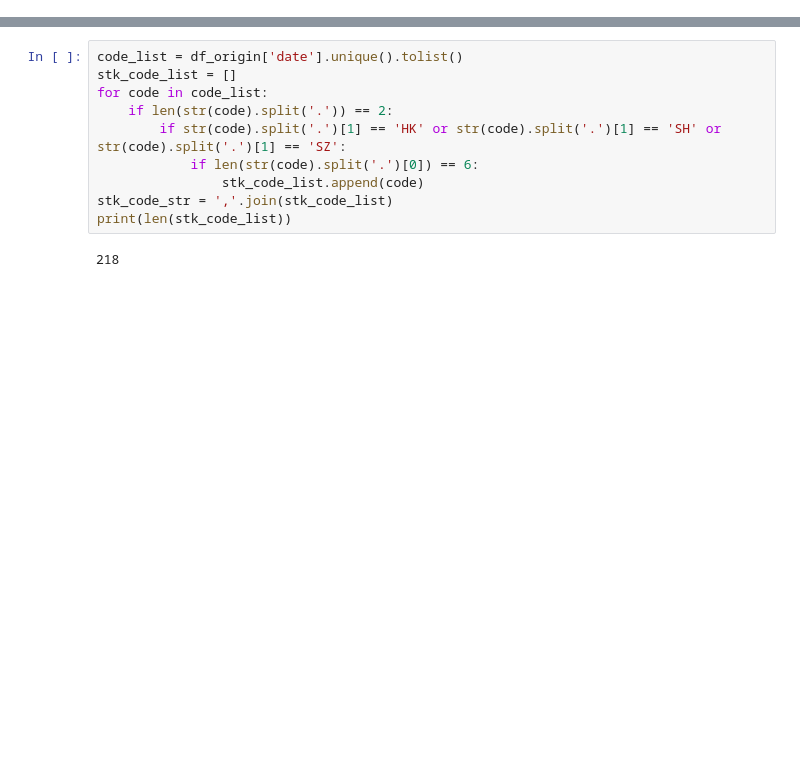
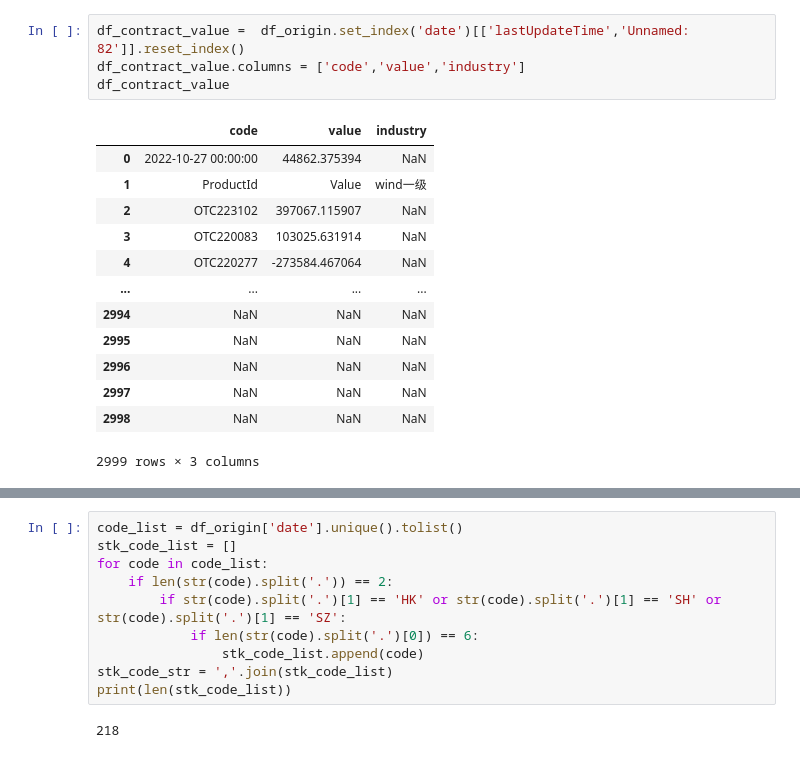
Before and after one commit to PXY11/trading-optimize, a Jupyter notebook: arb.ipynb, the cells around one changed output, grey strips where cells are left out. Cells and saved outputs as stored; diff of their text form; blank space fills up the shorter version.

```diff
--- a/arb.ipynb
+++ b/arb.ipynb
@@ -4,0 +22,18 @@ df_origin = pd.read_excel('stocks.xlsx')
+# %%
+df_contract_value =  df_origin.set_index('date')[['lastUpdateTime','Unnamed: 82']].reset_index()
+df_contract_value.columns = ['code','value','industry']
+df_contract_value
+# %% [output]
+|  | code | value | industry |
+| 0 | 2022-10-27 00:00:00 | 44862.375394 | NaN |
+| 1 | ProductId | Value | wind一级 |
+| 2 | OTC223102 | 397067.115907 | NaN |
+| 3 | OTC220083 | 103025.631914 | NaN |
+| 4 | OTC220277 | -273584.467064 | NaN |
+| ... | ... | ... | ... |
+| 2994 | NaN | NaN | NaN |
+| 2995 | NaN | NaN | NaN |
+| 2996 | NaN | NaN | NaN |
+| 2997 | NaN | NaN | NaN |
+| 2998 | NaN | NaN | NaN |
+2999 rows × 3 columns
```
Also changed, not shown: parts of 11 cells of this notebook, 1 other file.
